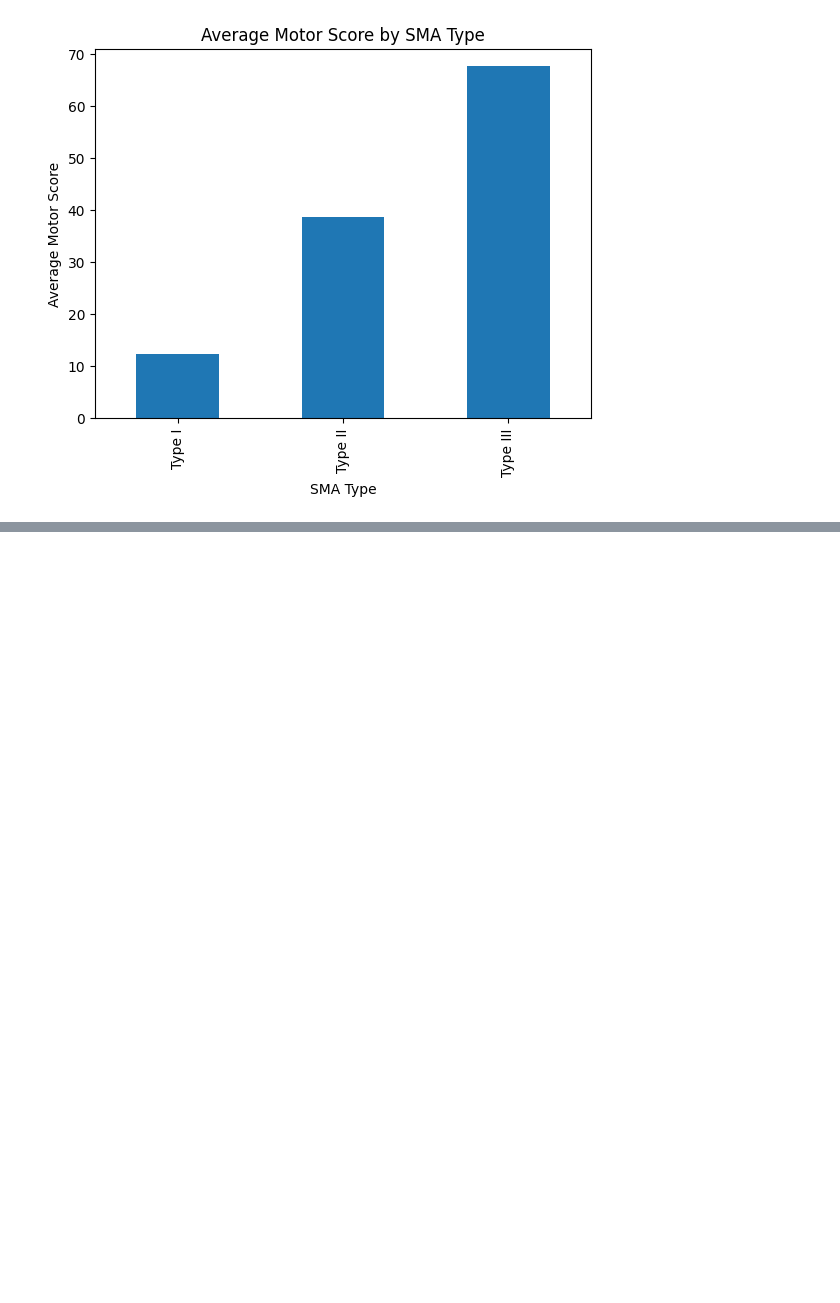
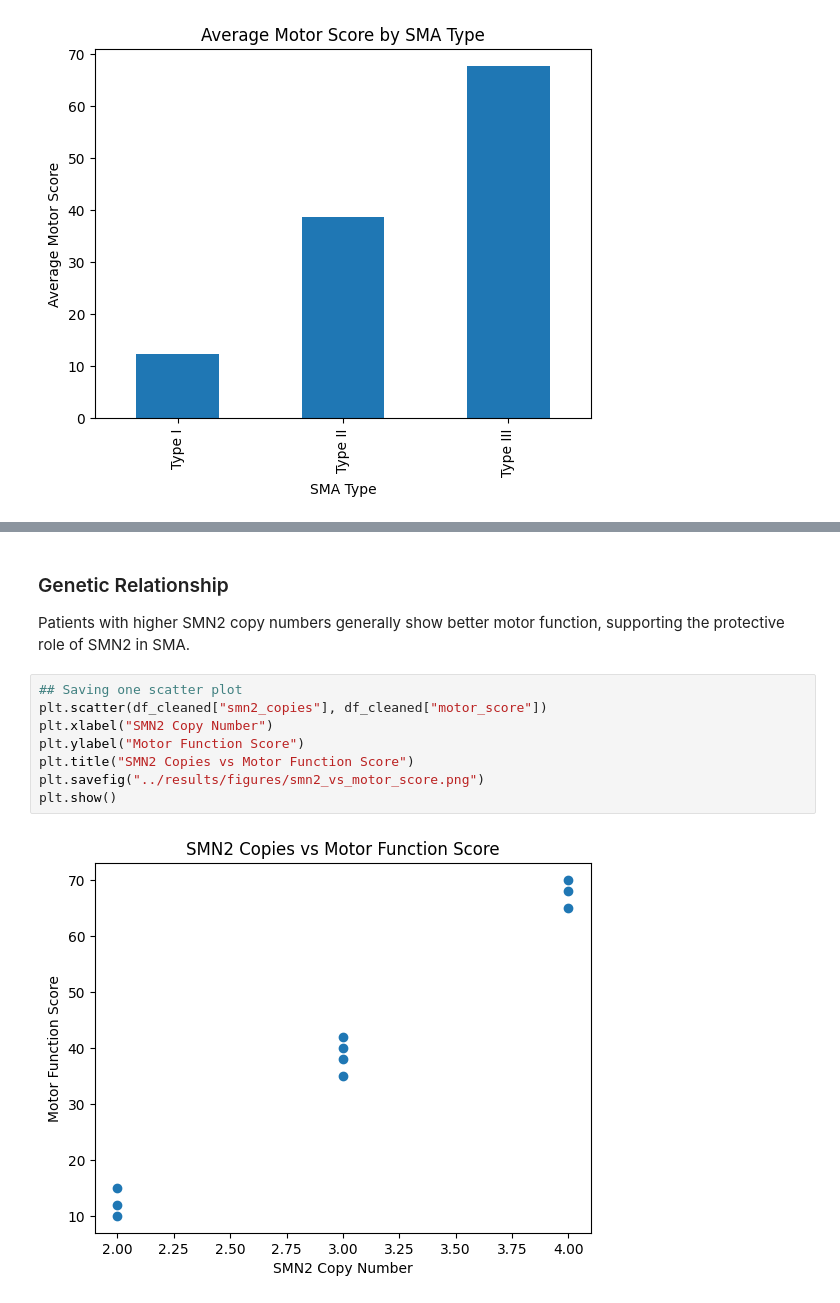
Before and after one commit to Kisara00555/sma-data-science, a Jupyter notebook: notebooks/01_sma_background_and_data_overview.ipynb, the cells around one changed output, grey strips where cells are left out. Cells and saved outputs as stored; diff of their text form; blank space fills up the shorter version.

```diff
--- a/notebooks/01_sma_background_and_data_overview.ipynb
+++ b/notebooks/01_sma_background_and_data_overview.ipynb
@@ -280,0 +307,15 @@ plt.show()
+# %% [markdown]
+### Genetic Relationship
+
+Patients with higher SMN2 copy numbers generally show better motor function,
+supporting the protective role of SMN2 in SMA.
+# %%
+## Saving one scatter plot
+plt.scatter(df_cleaned["smn2_copies"], df_cleaned["motor_score"])
+plt.xlabel("SMN2 Copy Number")
+plt.ylabel("Motor Function Score")
+plt.title("SMN2 Copies vs Motor Function Score")
+plt.savefig("../results/figures/smn2_vs_motor_score.png")
+plt.show()
+# %% [output]
+[figure, added]
```
Also changed, not shown: parts of 5 cells of this notebook, 1 other file.
